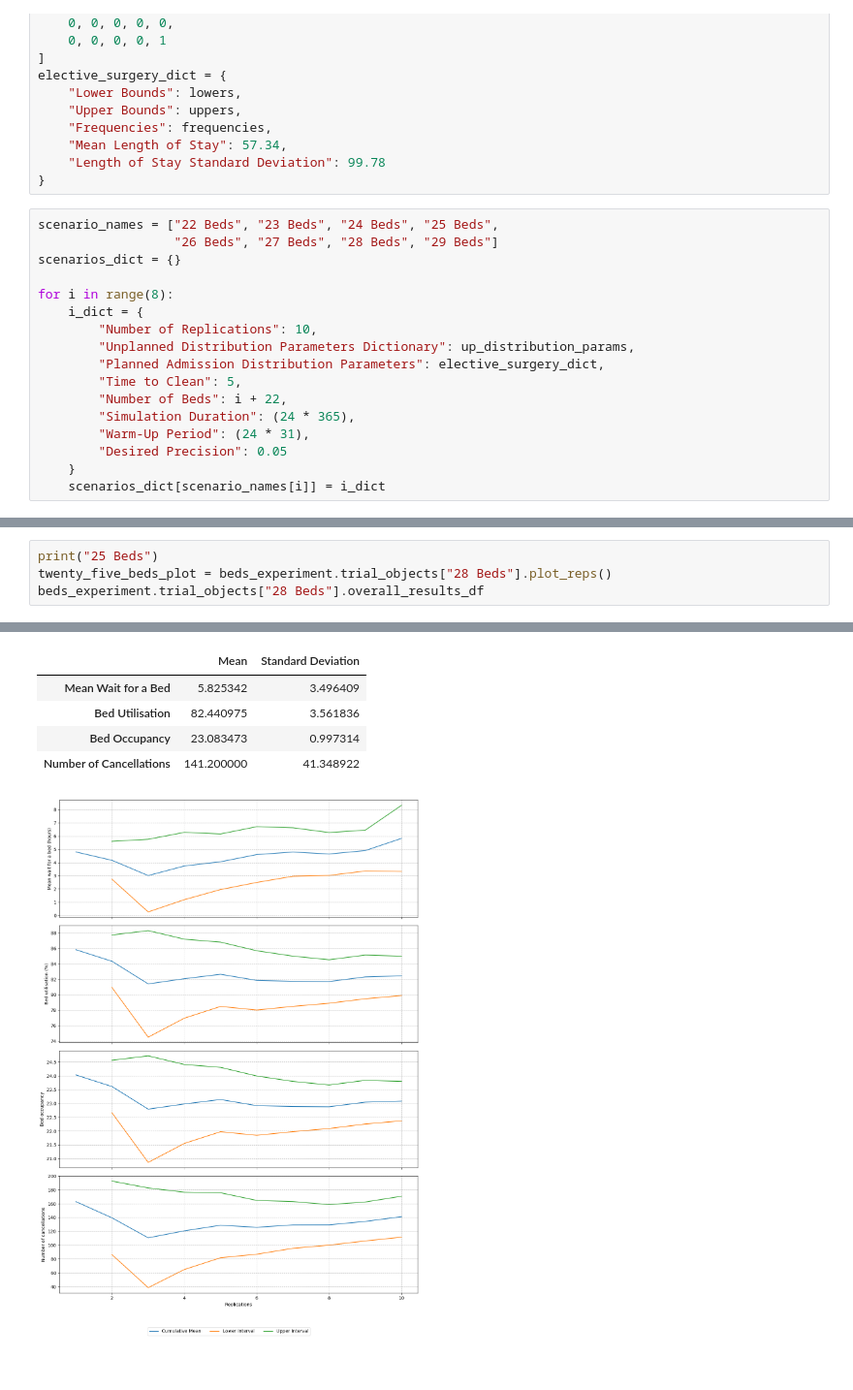
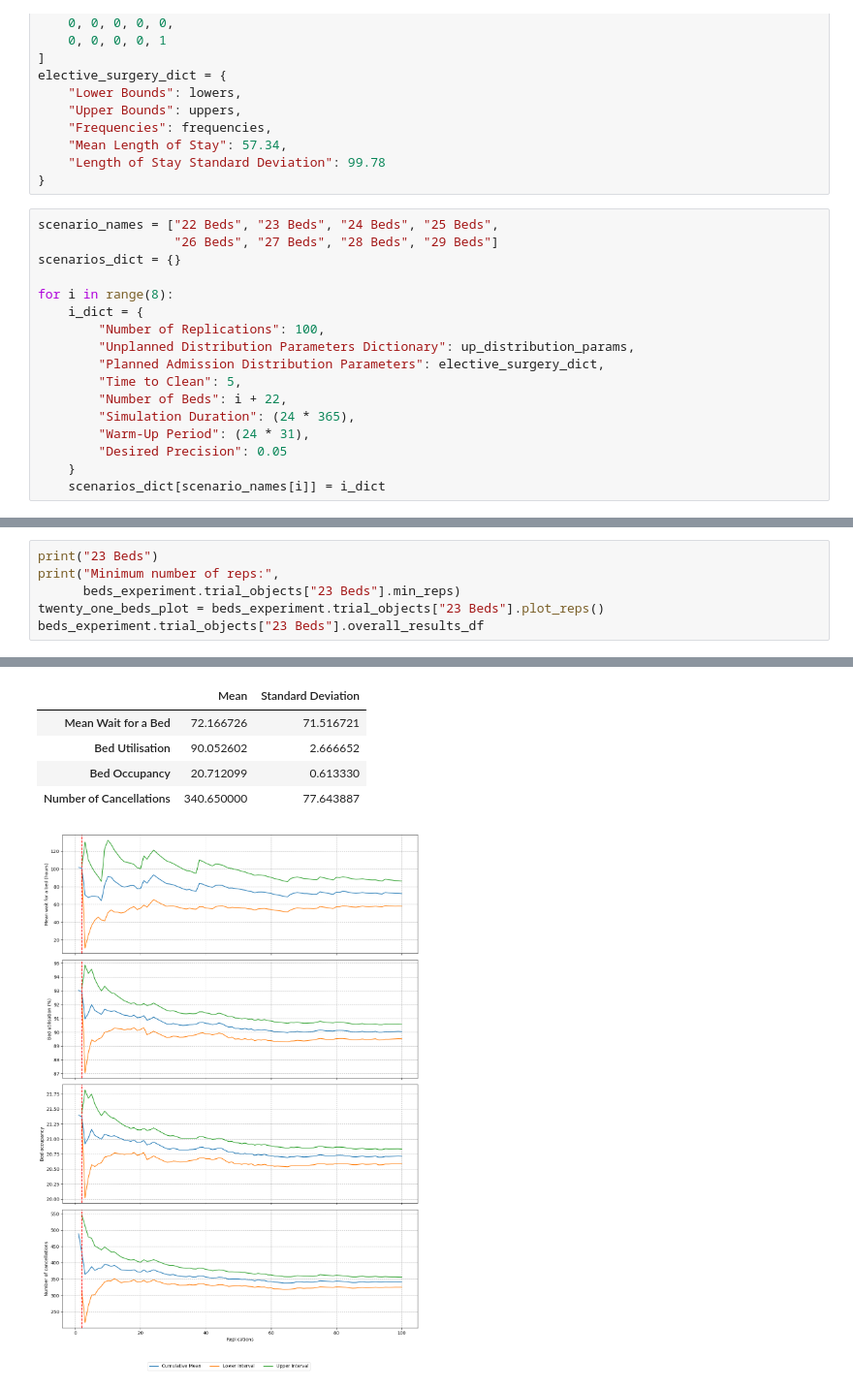
Before and after one commit to beckyexeter/hpdm097_des_assignment, a Jupyter notebook: technical_appendix/experiments.ipynb, the cells around one changed output, grey strips where cells are left out. Shown at 97% size. Cells and saved outputs as stored; diff of their text form.

```diff
--- a/technical_appendix/experiments.ipynb
+++ b/technical_appendix/experiments.ipynb
@@ -85,7 +85,7 @@ scenarios_dict = {}
 
 for i in range(8):
     i_dict = {
-        "Number of Replications": 10,
+        "Number of Replications": 100,
         "Unplanned Distribution Parameters Dictionary": up_distribution_params,
         "Planned Admission Distribution Parameters": elective_surgery_dict,
         "Time to Clean": 5,
@@ -138,5 +141,7 @@ beds_experiment.trial_objects["24 Beds"].overall_results_df
 # %%
-print("25 Beds")
-twenty_five_beds_plot = beds_experiment.trial_objects["28 Beds"].plot_reps()
-beds_experiment.trial_objects["28 Beds"].overall_results_df
+print("23 Beds")
+print("Minimum number of reps:",
+      beds_experiment.trial_objects["23 Beds"].min_reps)
+twenty_one_beds_plot = beds_experiment.trial_objects["23 Beds"].plot_reps()
+beds_experiment.trial_objects["23 Beds"].overall_results_df
 # %% [output]
@@ -144,6 +150,6 @@ beds_experiment.trial_objects["28 Beds"].overall_results_df
 |  | Mean | Standard Deviation |
-| Mean Wait for a Bed | 5.825342 | 3.496409 |
-| Bed Utilisation | 82.440975 | 3.561836 |
-| Bed Occupancy | 23.083473 | 0.997314 |
-| Number of Cancellations | 141.200000 | 41.348922 |
+| Mean Wait for a Bed | 72.166726 | 71.516721 |
+| Bed Utilisation | 90.052602 | 2.666652 |
+| Bed Occupancy | 20.712099 | 0.613330 |
+| Number of Cancellations | 340.650000 | 77.643887 |
-[figure, old version]
+[figure, new version]
```
Also changed, not shown: parts of 9 cells of this notebook, 6 other files.
